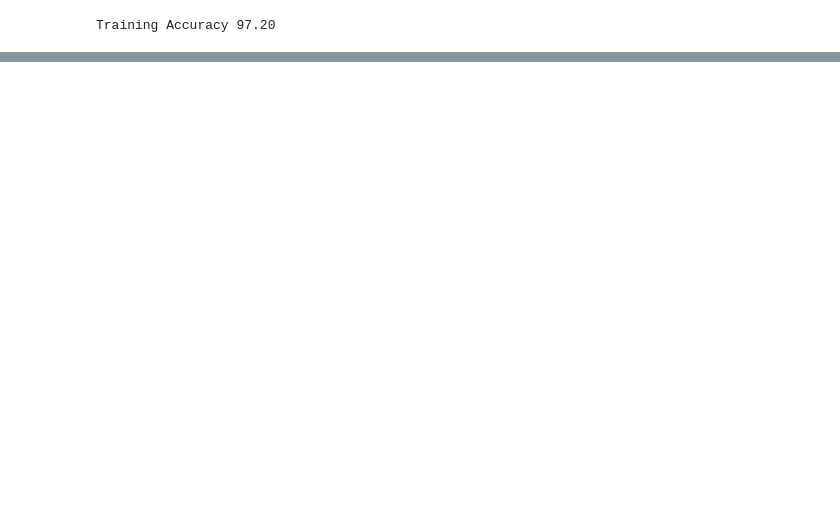
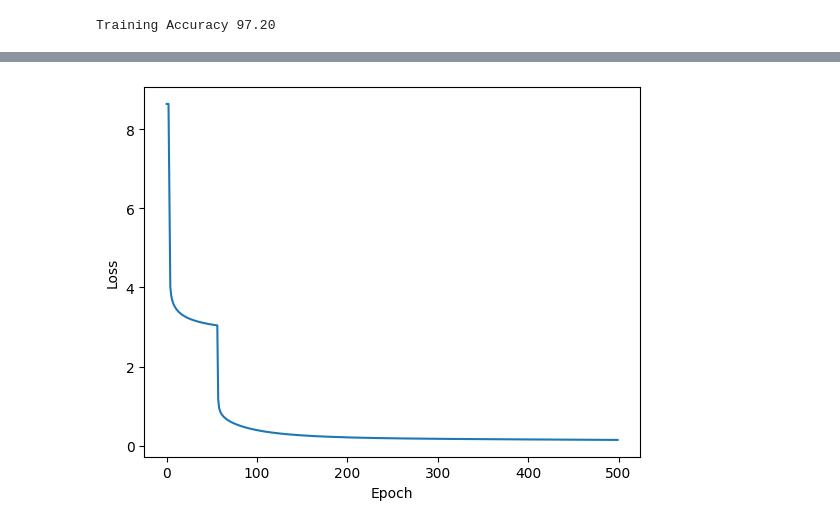
Before and after one commit to anmol201212/Deep-Learning, a Jupyter notebook: Practice/Neural Networks/code.ipynb, the cells around one changed output, grey strips where cells are left out. Saved outputs shown, nothing was run; the diff lists cells and outputs as text; code cells hidden in the pictures; blank space fills up the shorter version.

```diff
--- a/Practice/Neural Networks/code.ipynb
+++ b/Practice/Neural Networks/code.ipynb
@@ -224,0 +234,2 @@ Training Accuracy 97.20
+# %%
+losses = train(X,Y,model,500,0.001)
@@ -224,0 +264,7 @@ Training Accuracy 97.20
+# %%
+plt.plot(losses)
+plt.xlabel("Epoch")
+plt.ylabel("Loss")
+plt.show()
+# %% [output]
+[figure, added]
```
Also changed, not shown: parts of 12 cells of this notebook, 2 other files.
